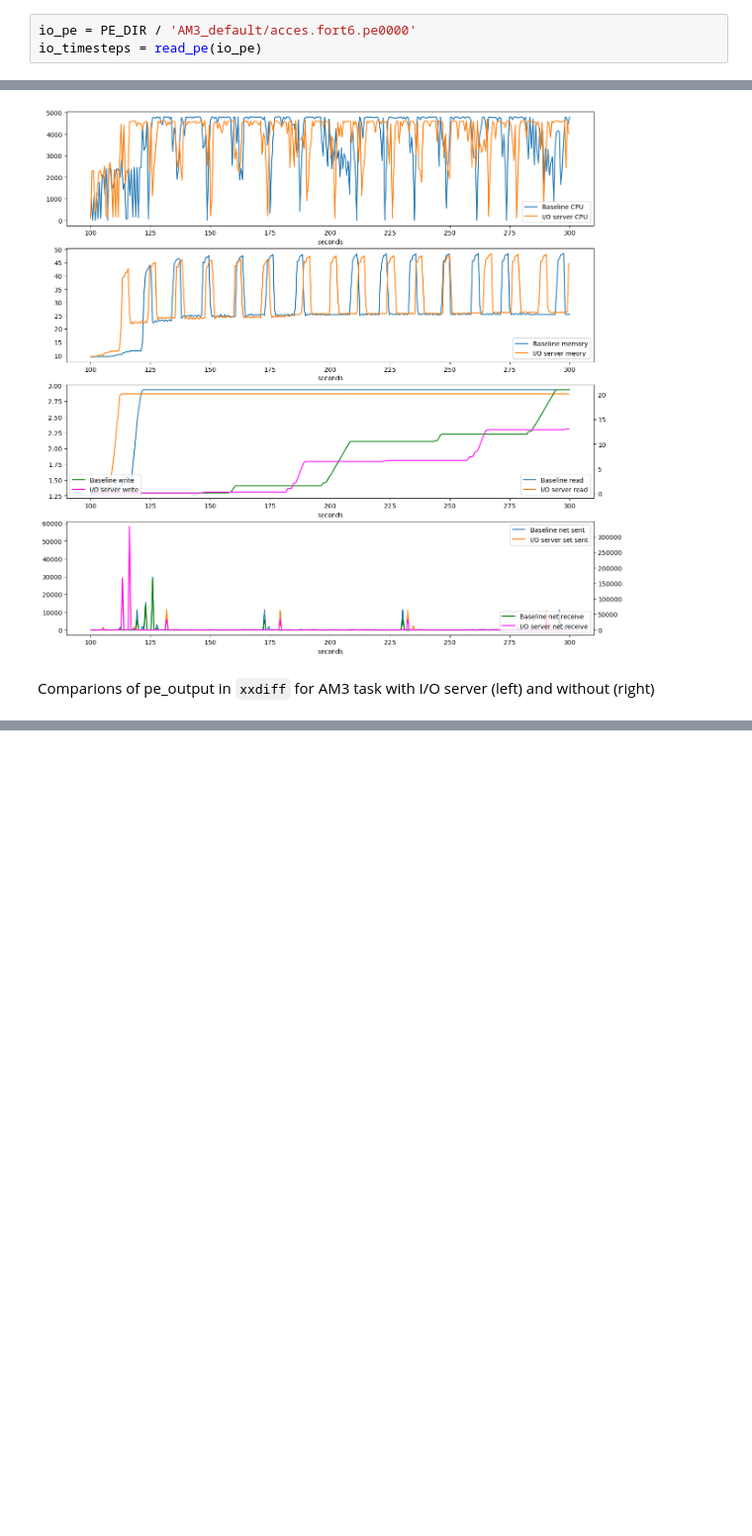
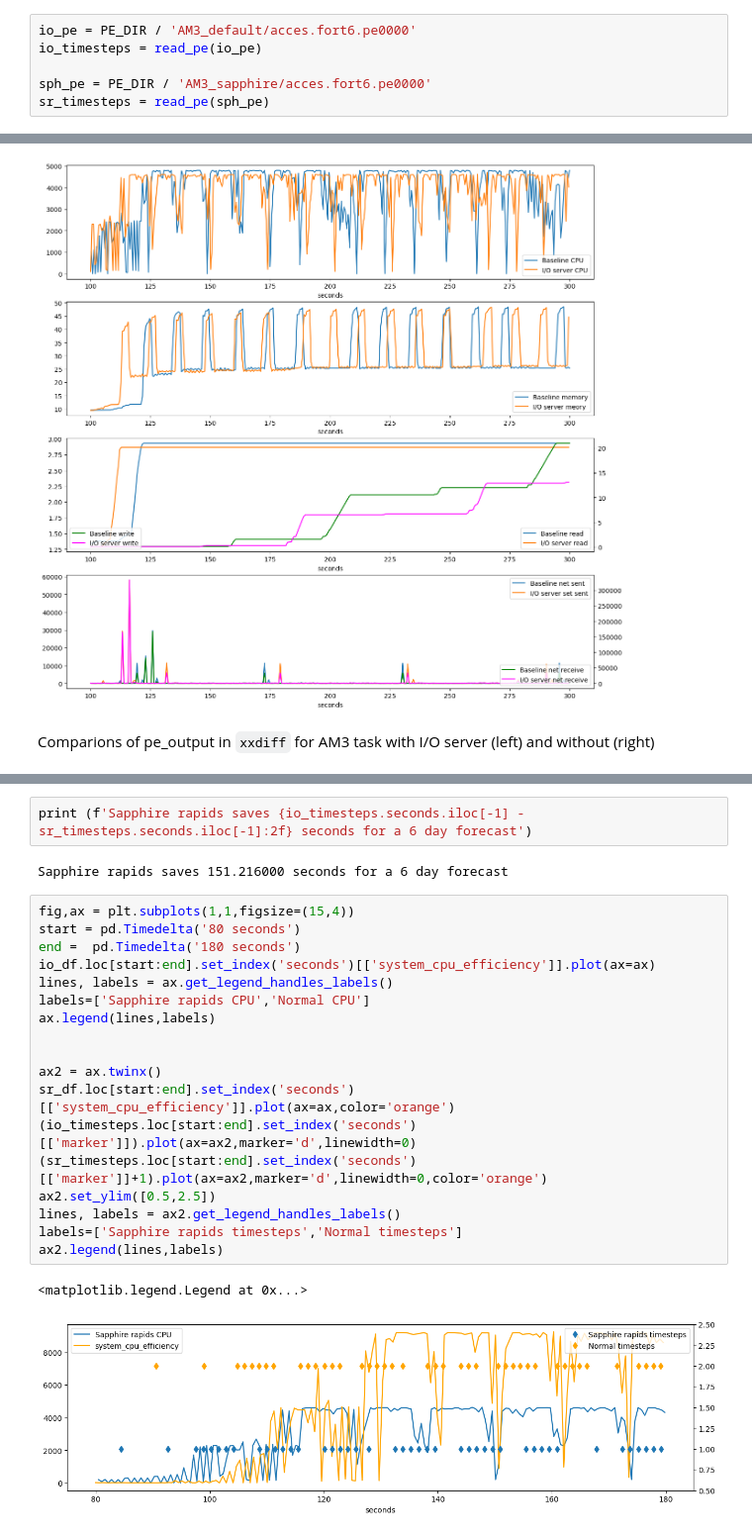
Before and after one commit to 21centuryweather/UM_config_tools, a Jupyter notebook: notebooks/Plot_HPC_Dashboard_logs.ipynb, the cells around one changed output, grey strips where cells are left out. Shown at 99% size. Drawn from its saved outputs; the diff is of its cells as text; blank space fills up the shorter version.

```diff
--- a/notebooks/Plot_HPC_Dashboard_logs.ipynb
+++ b/notebooks/Plot_HPC_Dashboard_logs.ipynb
@@ -281,3 +282,6 @@ io_df = read_hpc_log(io_log)
 # %%
 io_pe = PE_DIR / 'AM3_default/acces.fort6.pe0000'
 io_timesteps = read_pe(io_pe)
+
+sph_pe = PE_DIR / 'AM3_sapphire/acces.fort6.pe0000'
+sr_timesteps = read_pe(sph_pe)
@@ -376,0 +499,25 @@ ax.xaxis.set_major_formatter(FuncFormatter(format_seconds_to_hms))
+# %%
+print (f'Sapphire rapids saves {io_timesteps.seconds.iloc[-1] - sr_timesteps.seconds.iloc[-1]:2f} seconds for a 6 day forecast')
+# %% [output]
+Sapphire rapids saves 151.216000 seconds for a 6 day forecast
+# %%
+fig,ax = plt.subplots(1,1,figsize=(15,4))
+start = pd.Timedelta('80 seconds')
+end =  pd.Timedelta('180 seconds')
+io_df.loc[start:end].set_index('seconds')[['system_cpu_efficiency']].plot(ax=ax)
+lines, labels = ax.get_legend_handles_labels()
+labels=['Sapphire rapids CPU','Normal CPU']
+ax.legend(lines,labels)
+
+
+ax2 = ax.twinx()
+sr_df.loc[start:end].set_index('seconds')[['system_cpu_efficiency']].plot(ax=ax,color='orange')
+(io_timesteps.loc[start:end].set_index('seconds')[['marker']]).plot(ax=ax2,marker='d',linewidth=0)
+(sr_timesteps.loc[start:end].set_index('seconds')[['marker']]+1).plot(ax=ax2,marker='d',linewidth=0,color='orange')
+ax2.set_ylim([0.5,2.5])
+lines, labels = ax2.get_legend_handles_labels()
+labels=['Sapphire rapids timesteps','Normal timesteps']
+ax2.legend(lines,labels)
+# %% [output]
+<matplotlib.legend.Legend at 0x...>
+[figure, added]
```
Also changed, not shown: parts of 13 cells of this notebook.
